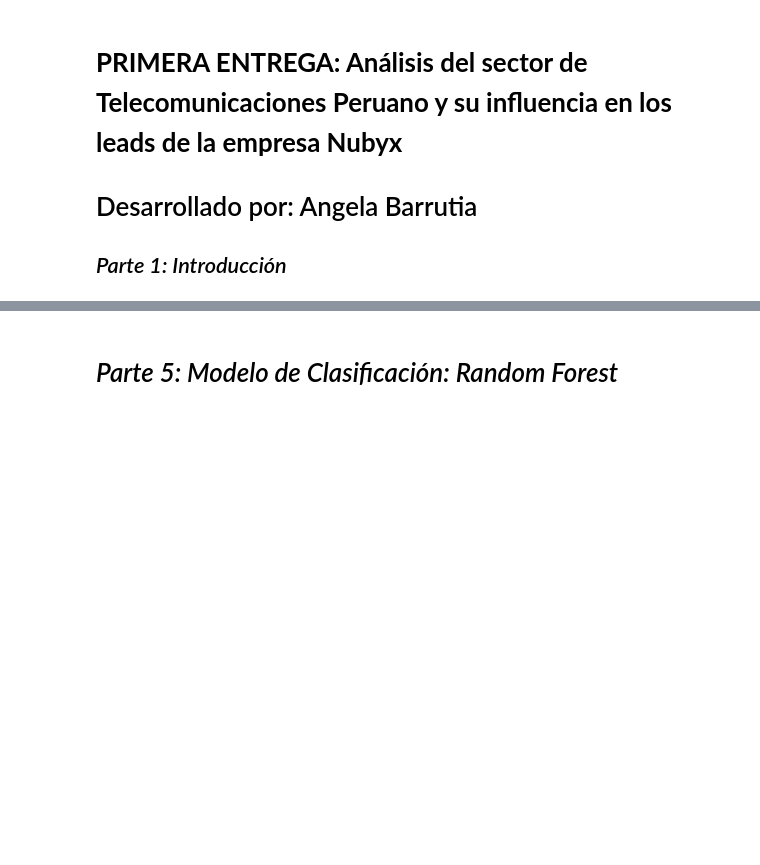
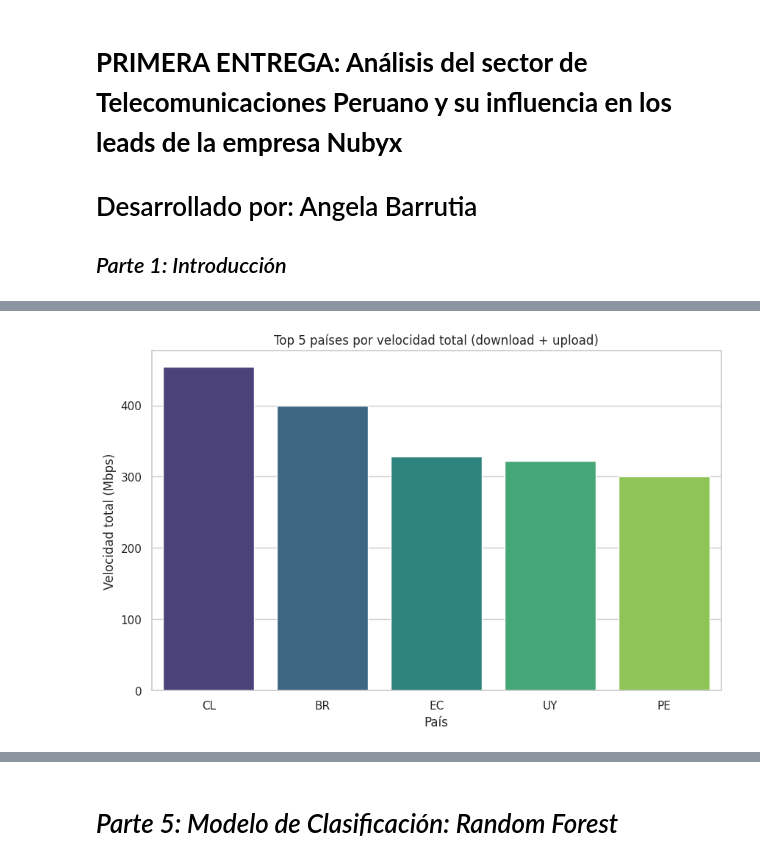
Before and after one commit to Angebarrutia/Coderhouse-Curso-Data-Science-II, a Jupyter notebook: Entregas/Primera Entrega/ProyectoEntrega1DSII_BarrutiaAngela.ipynb, the cells around one changed output, grey strips where cells are left out. Saved outputs shown, nothing was run; the diff lists cells and outputs as text; code cells hidden in the pictures; blank space fills up the shorter version.

```diff
--- a/Entregas/Primera Entrega/ProyectoEntrega1DSII_BarrutiaAngela.ipynb
+++ b/Entregas/Primera Entrega/ProyectoEntrega1DSII_BarrutiaAngela.ipynb
@@ -1084,0 +203,14 @@ plt.show()
+# %%
+# Visualización: Top 5 países por velocidad total
+
+df_speed['total_speed'] = df_speed['download'] + df_speed['upload']
+top5 = df_speed.sort_values('total_speed', ascending=False).head(5)
+
+plt.figure(figsize=(10,6))
+sns.barplot(x='country', y='total_speed', data=top5, hue='country', palette="viridis", legend=False)
+plt.title("Top 5 países por velocidad total (download + upload)")
+plt.ylabel("Velocidad total (Mbps)")
+plt.xlabel("País")
+plt.show()
+# %% [output]
+[figure, added]
```
Also changed, not shown: parts of 107 cells of this notebook.
